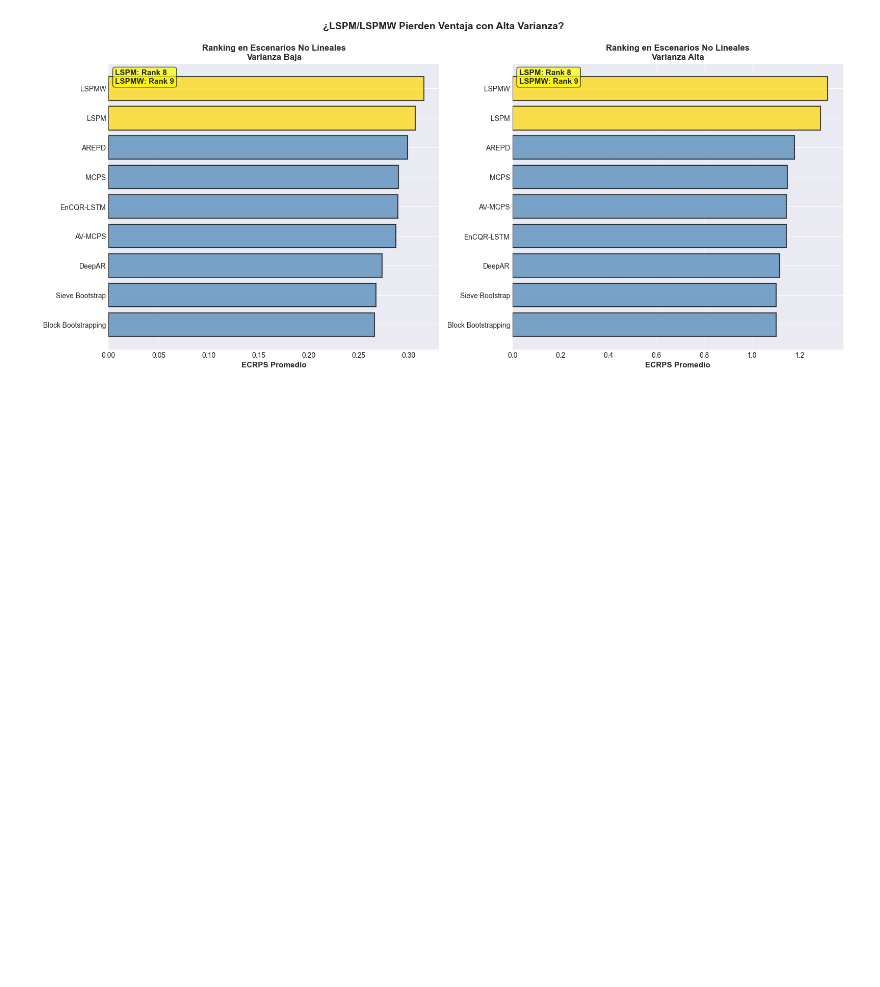
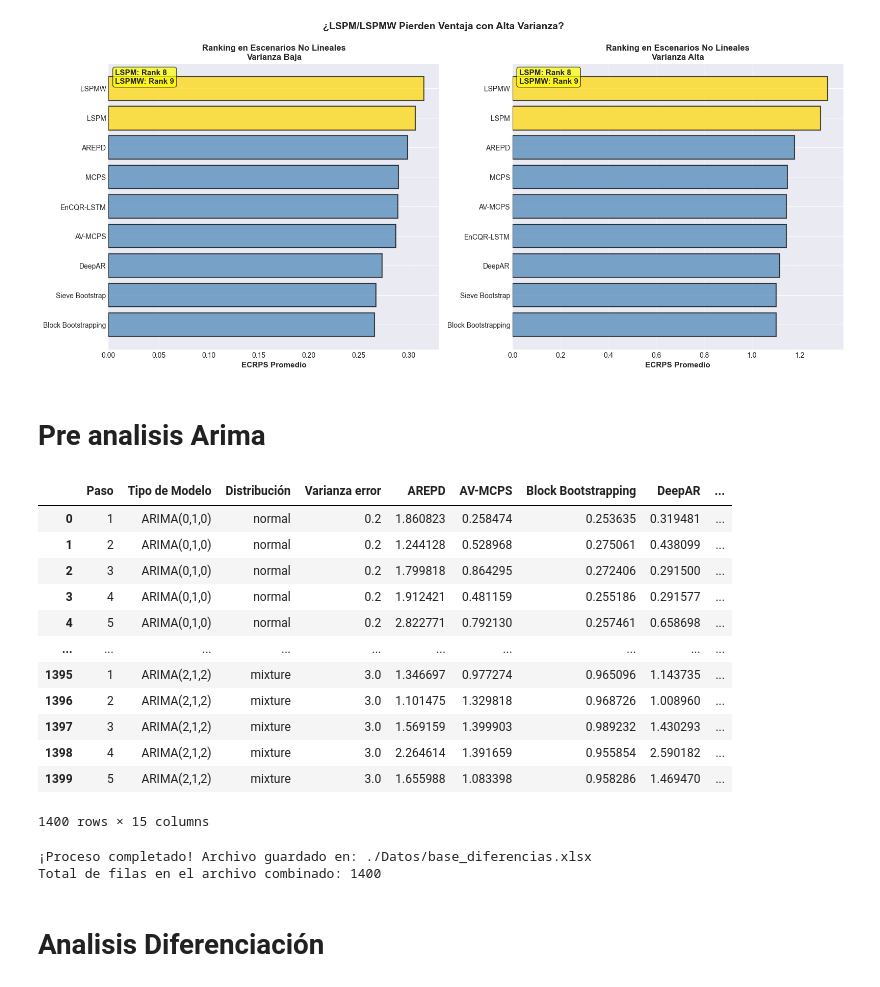
Before and after one commit to Plealm/Prediccion_Probabilistica, a Jupyter notebook: codigo_final/final/prediccion_a_un_paso/analisis/analisis.ipynb, the cells around one changed output. Cells and saved outputs as stored; diff of their text form; code cells hidden in the pictures; blank space fills up the shorter version.

Commit message:
analisis en el con_diferencias y sin_diferencias

```diff
--- a/codigo_final/final/prediccion_a_un_paso/analisis/analisis.ipynb
+++ b/codigo_final/final/prediccion_a_un_paso/analisis/analisis.ipynb
@@ -2423,3 +2441,63 @@ ANÁLISIS DE PREGUNTAS DE PROFUNDIZACIÓN
 8️⃣  Pregunta 8: Colapso LSPM con varianza alta...
 KeyboardInterrupt:
 [figure]
+# %% [markdown]
+# Pre analisis Arima
+# %%
+import pandas as pd
+import re
+
+
+# 1. Definir el diccionario de mapeo basado en nuestro análisis
+mapeo_nombres_exacto = {
+    'SETAR(2,1)': 'SETAR-1',
+    'SETAR(2,2)': 'SETAR-2',
+    'SETAR(2,3)': 'SETAR-3',
+    'TAR(2,1)': 'SETAR-4',
+    'TAR(2,2)': 'SETAR-5',
+    'EXPAR(2,1)': 'SETAR Estocástico',
+    'BILINEAR(1)': 'SETAR con Componente Bilinear'
+}
+
+# 2. Aplicar el reemplazo en la columna "Tipo de Modelo"
+
+
+# Cargar los dos archivos Excel
+sin_diferencias = pd.read_excel("./Datos/no_estacionario.xlsx")
+sin_diferencias.drop(columns=['Valores de AR', 'Valores MA'], inplace=True)
+sin_diferencias["Escenario"] = "No_Estacionario_Lineal_SIN_diferenciacion"
+sin_diferencias = sin_diferencias[sin_diferencias["Paso"] != "Promedio"]
+sin_diferencias['Tipo de Modelo'] = sin_diferencias['Tipo de Modelo'].replace(mapeo_nombres_exacto)
+
+con_diferencias = pd.read_excel("./Datos/resultados_arima_CON_diferenciacion.xlsx")
+con_diferencias.drop(columns=['Valores de AR', 'Valores MA'], inplace=True)
+con_diferencias["Escenario"] = "No_Estacionario_Lineal_CON_diferenciacion"
+con_diferencias = con_diferencias[con_diferencias["Paso"] != "Promedio"]
+con_diferencias['Tipo de Modelo'] = con_diferencias['Tipo de Modelo'].replace(mapeo_nombres_exacto)
+
+# Une los dos DataFrames en uno solo
+df_all = pd.concat([sin_diferencias, con_diferencias], ignore_index=True)
+
+# Guarda el DataFrame combinado en un archivo Excel
+df_all.to_excel("./Datos/base_diferencias.xlsx", index=False)
+display(df_all)
+print("\n¡Proceso completado! Archivo guardado en: ./Datos/base_diferencias.xlsx")
+print(f"Total de filas en el archivo combinado: {len(df_all)}")
+# %% [output]
+|  | Paso | Tipo de Modelo | Distribución | Varianza error | AREPD | AV-MCPS | Block Bootstrapping | DeepAR | ... |
+| 0 | 1 | ARIMA(0,1,0) | normal | 0.2 | 1.860823 | 0.258474 | 0.253635 | 0.319481 | ... |
+| 1 | 2 | ARIMA(0,1,0) | normal | 0.2 | 1.244128 | 0.528968 | 0.275061 | 0.438099 | ... |
+| 2 | 3 | ARIMA(0,1,0) | normal | 0.2 | 1.799818 | 0.864295 | 0.272406 | 0.291500 | ... |
+| 3 | 4 | ARIMA(0,1,0) | normal | 0.2 | 1.912421 | 0.481159 | 0.255186 | 0.291577 | ... |
+| 4 | 5 | ARIMA(0,1,0) | normal | 0.2 | 2.822771 | 0.792130 | 0.257461 | 0.658698 | ... |
+| ... | ... | ... | ... | ... | ... | ... | ... | ... | ... |
+| 1395 | 1 | ARIMA(2,1,2) | mixture | 3.0 | 1.346697 | 0.977274 | 0.965096 | 1.143735 | ... |
+| 1396 | 2 | ARIMA(2,1,2) | mixture | 3.0 | 1.101475 | 1.329818 | 0.968726 | 1.008960 | ... |
+| 1397 | 3 | ARIMA(2,1,2) | mixture | 3.0 | 1.569159 | 1.399903 | 0.989232 | 1.430293 | ... |
+| 1398 | 4 | ARIMA(2,1,2) | mixture | 3.0 | 2.264614 | 1.391659 | 0.955854 | 2.590182 | ... |
+| 1399 | 5 | ARIMA(2,1,2) | mixture | 3.0 | 1.655988 | 1.083398 | 0.958286 | 1.469470 | ... |
+1400 rows × 15 columns
+¡Proceso completado! Archivo guardado en: ./Datos/base_diferencias.xlsx
+Total de filas en el archivo combinado: 1400
+# %% [markdown]
+# Analisis Diferenciación
```
Also changed, not shown: parts of 3 cells of this notebook, 22 other files.
